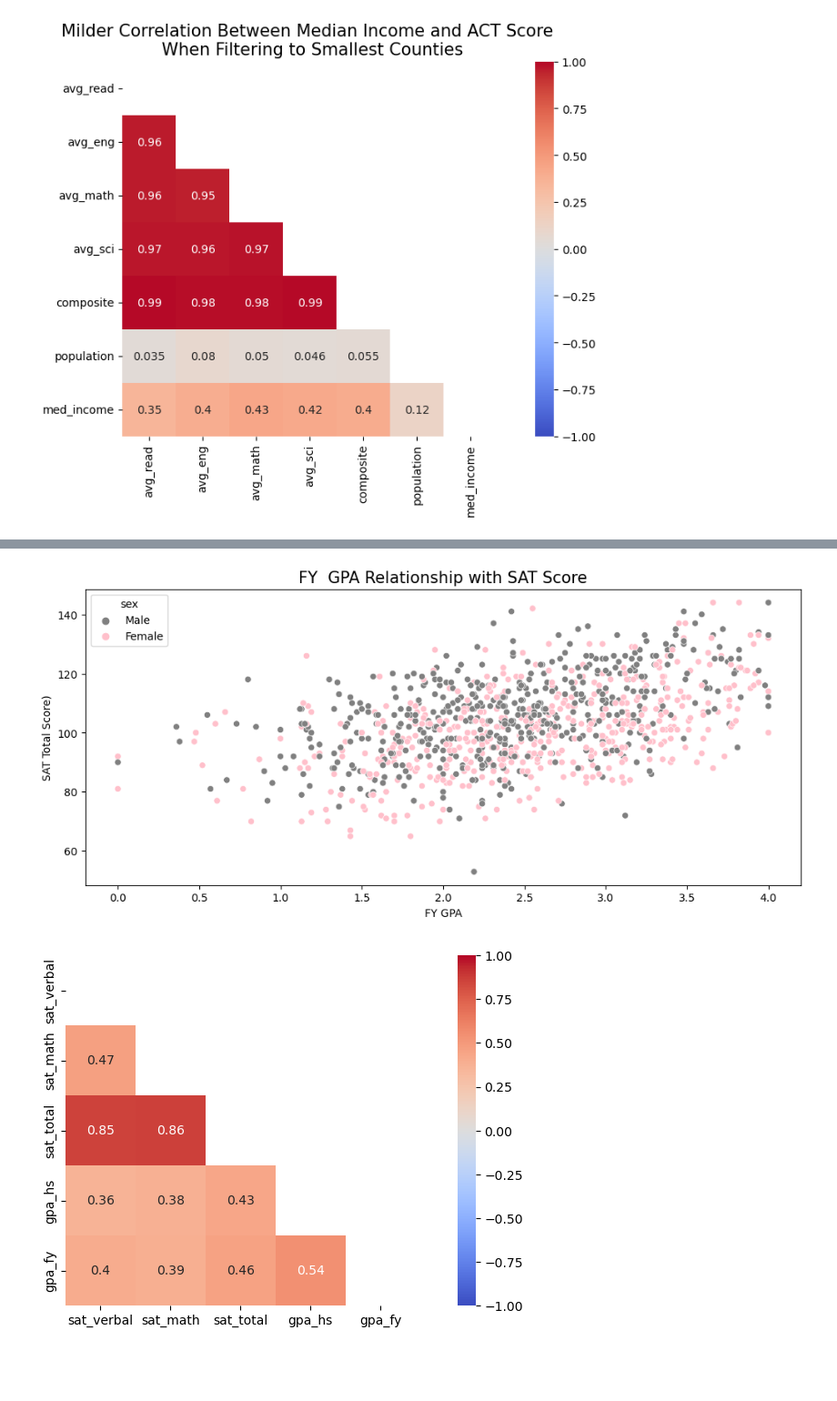
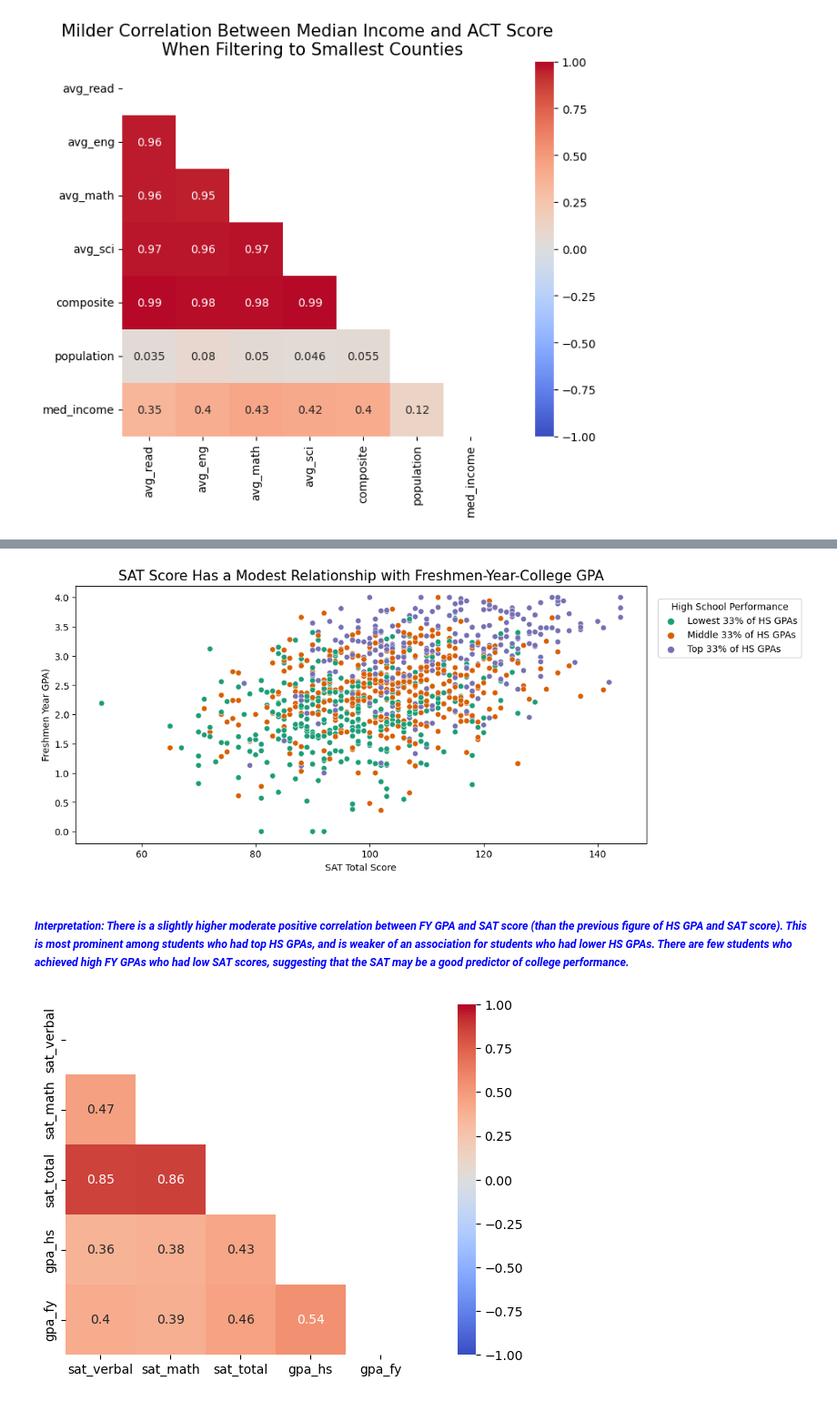
Before and after one commit to farahmalik11/project-1, a Jupyter notebook: code/starter-code.ipynb, the cells around one changed output, grey strips where cells are left out. Shown at 91% size. Saved outputs shown, nothing was run; the diff lists cells and outputs as text; code cells hidden in the pictures; blank space fills up the shorter version.

```diff
--- a/code/starter-code.ipynb
+++ b/code/starter-code.ipynb
@@ -2141,2 +2190,13 @@ low_college
+# %%
+# low_college = ets[ets['gpa_fy'] < ets['gpa_fy'].quantile(0.33333)]
+# med_college = ets[(ets['gpa_fy'] > ets['gpa_fy'].quantile(0.33333)) & (ets['gpa_fy'] < ets['gpa_fy'].quantile(0.67333))]
+# hi_college = ets[ets['gpa_fy'] > ets['gpa_fy'].quantile(0.67333)]
+
+# Code below is adopted from Statology on categorical variables: https://www.statology.org/pandas-create-categorical-variable/
+# Calculate quantiles for FYA GPA
+thirds = np.percentile(ets['gpa_fy'], [0, 33, 66, 100])
+
+# Create a new column 'GPA Category' based on quantiles
+ets['gpa_fy_cat'] = pd.cut(ets['gpa_fy'], thirds, labels=['Lowest 33% of FY GPAs', 'Middle 33% of FY GPAs', 'Top 33% of FY GPAs'])
 # %%
 # Size
@@ -2157,15 +2220,29 @@ plt.ylabel('SAT Total Score');
+# %%
+# Find Top 33% of HS performers, middle 33%, and bottom 33%
+
+#code below is adopted from Statology on categorical variables: https://www.statology.org/pandas-create-categorical-variable/
+# Calculate quantiles for HS GPA
+thirds = np.percentile(ets['gpa_hs'], [0, 33, 66, 100])
+
+# Create a new column 'GPA Category' based on quantiles
+ets['gpa_hs_cat'] = pd.cut(ets['gpa_hs'], thirds, labels=['Lowest 33% of HS GPAs', 'Middle 33% of HS GPAs', 'Top 33% of HS GPAs'])
 # %%
 # Size
-plt.figure(figsize = (12, 5))
+plt.figure(figsize = (11, 5))
 
-sns.scatterplot(x = ets['gpa_fy'], y = ets['sat_total'], hue = ets['sex'], palette = ['gray', 'pink'])
+sns.scatterplot(x = ets['sat_total'], y = ets['gpa_fy'], hue = ets['gpa_hs_cat'], palette = 'Dark2')
 
 # Create a descriptive title
-plt.title('FY  GPA Relationship with SAT Score', fontsize = 15)
+plt.title('SAT Score Has a Modest Relationship with Freshmen-Year-College GPA', fontsize = 15)
 
 # Add axis labels
-plt.xlabel('FY GPA')
-plt.ylabel('SAT Total Score)');
+plt.xlabel('SAT Total Score')
+plt.ylabel('Freshmen Year GPA)');
+
+plt.legend(bbox_to_anchor=(1.02, 0.95), loc='upper left', borderaxespad=0, title = 'High School Performance' );
+#code adapted from https://www.statology.org/seaborn-legend-outside/
 # %% [output]
-[figure, old version]
+[figure, new version]
+# %% [markdown]
+##### <span style='color:blue'>_Interpretation: There is a slightly higher moderate positive correlation between FY GPA and SAT score (than the previous figure of HS GPA and SAT score). This is most prominent among students who had top HS GPAs, and is weaker of an association for students who had lower HS GPAs. There are few students who achieved high FY GPAs who had low SAT scores, suggesting that the SAT may be a good predictor of college performance._ </span>
 # %%
```
Also changed, not shown: parts of 49 cells of this notebook.
